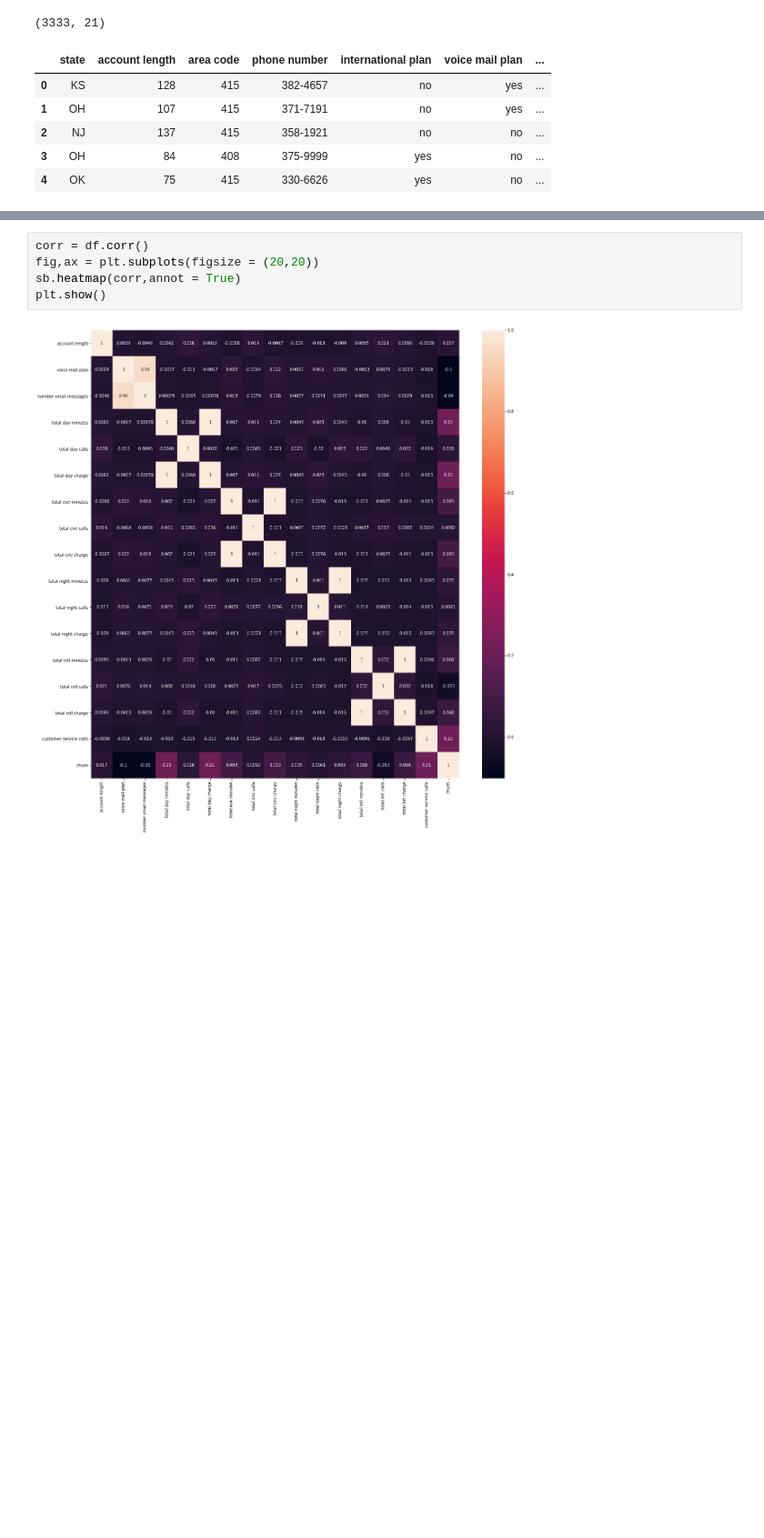
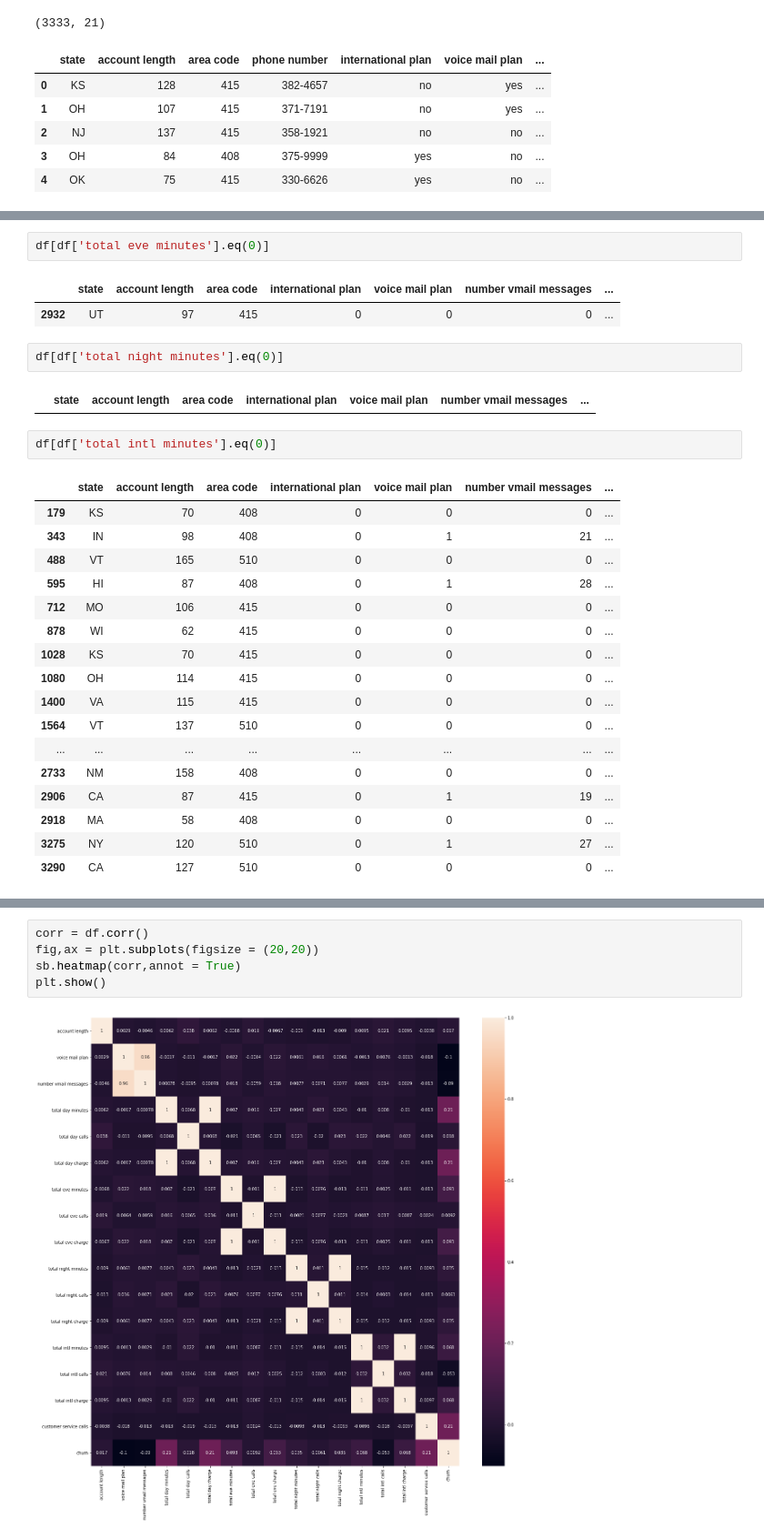
Before and after one commit to ptorres001/customer_churn, a Jupyter notebook: 01_EDA_Cleaning.ipynb, the cells around one changed output, grey strips where cells are left out. Shown at 91% size. Cells and saved outputs as stored; diff of their text form; blank space fills up the shorter version.

Commit message:
determining if there is a difference in minute rates

```diff
--- a/01_EDA_Cleaning.ipynb
+++ b/01_EDA_Cleaning.ipynb
@@ -79,0 +117,29 @@ df.describe(include = 'all')
+# %%
+df[df['total eve minutes'].eq(0)]
+# %% [output]
+|  | state | account length | area code | international plan | voice mail plan | number vmail messages | ... |
+| 2932 | UT | 97 | 415 | 0 | 0 | 0 | ... |
+# %%
+df[df['total night minutes'].eq(0)]
+# %% [output]
+|  | state | account length | area code | international plan | voice mail plan | number vmail messages | ... |
+# %%
+df[df['total intl minutes'].eq(0)]
+# %% [output]
+|  | state | account length | area code | international plan | voice mail plan | number vmail messages | ... |
+| 179 | KS | 70 | 408 | 0 | 0 | 0 | ... |
+| 343 | IN | 98 | 408 | 0 | 1 | 21 | ... |
+| 488 | VT | 165 | 510 | 0 | 0 | 0 | ... |
+| 595 | HI | 87 | 408 | 0 | 1 | 28 | ... |
+| 712 | MO | 106 | 415 | 0 | 0 | 0 | ... |
+| 878 | WI | 62 | 415 | 0 | 0 | 0 | ... |
+| 1028 | KS | 70 | 415 | 0 | 0 | 0 | ... |
+| 1080 | OH | 114 | 415 | 0 | 0 | 0 | ... |
+| 1400 | VA | 115 | 415 | 0 | 0 | 0 | ... |
+| 1564 | VT | 137 | 510 | 0 | 0 | 0 | ... |
+| ... | ... | ... | ... | ... | ... | ... | ... |
+| 2733 | NM | 158 | 408 | 0 | 0 | 0 | ... |
+| 2906 | CA | 87 | 415 | 0 | 1 | 19 | ... |
+| 2918 | MA | 58 | 408 | 0 | 0 | 0 | ... |
+| 3275 | NY | 120 | 510 | 0 | 1 | 27 | ... |
+| 3290 | CA | 127 | 510 | 0 | 0 | 0 | ... |
```
Also changed, not shown: parts of 15 cells of this notebook.
